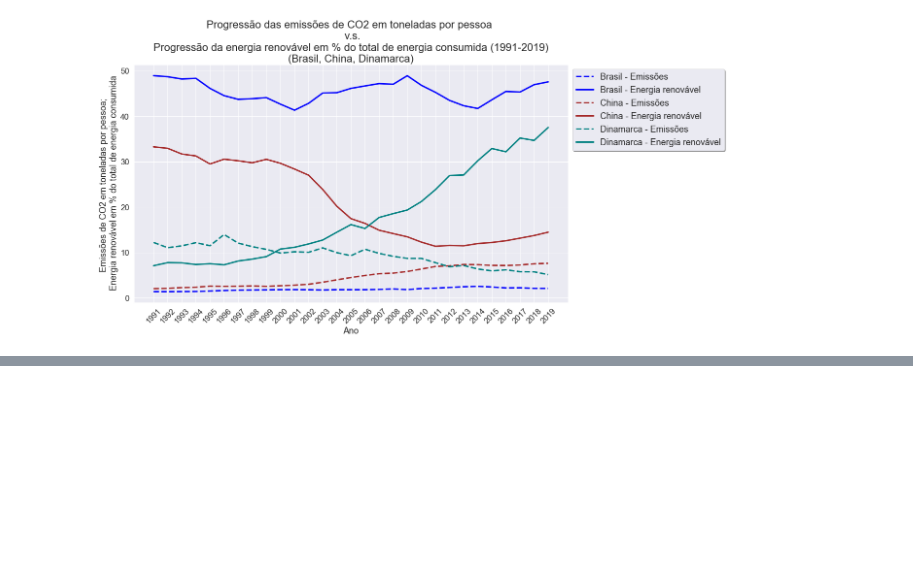
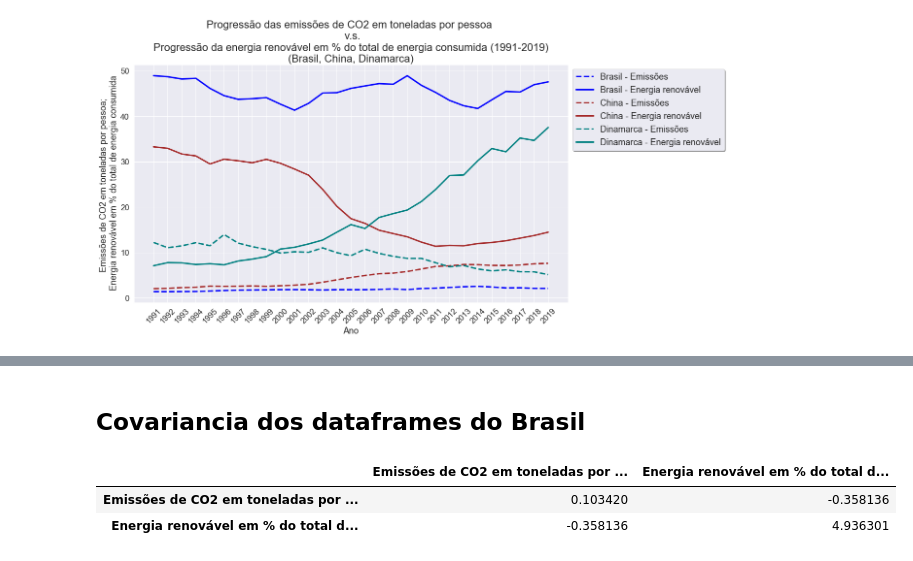
Before and after one commit to thomaschiari/aps_cdados_2022.2, a Jupyter notebook: APS2/APS2.ipynb, the cells around one changed output, grey strips where cells are left out. Saved outputs shown, nothing was run; the diff lists cells and outputs as text; code cells hidden in the pictures; blank space fills up the shorter version.

```diff
--- a/APS2/APS2.ipynb
+++ b/APS2/APS2.ipynb
@@ -147,0 +130,8 @@ Alunos: Felipe Maluli, Lucca Hiratsuca, Thomas Chiari
+# %% [markdown]
+<h2> Covariancia dos dataframes do Brasil </h2>
+# %%
+df_brasil.cov()
+# %% [output]
+|  | Emissões de CO2 em toneladas por ... | Energia renovável em % do total d... |
+| Emissões de CO2 em toneladas por ... | 0.103420 | -0.358136 |
+| Energia renovável em % do total d... | -0.358136 | 4.936301 |
```
Also changed, not shown: parts of 16 cells of this notebook.
